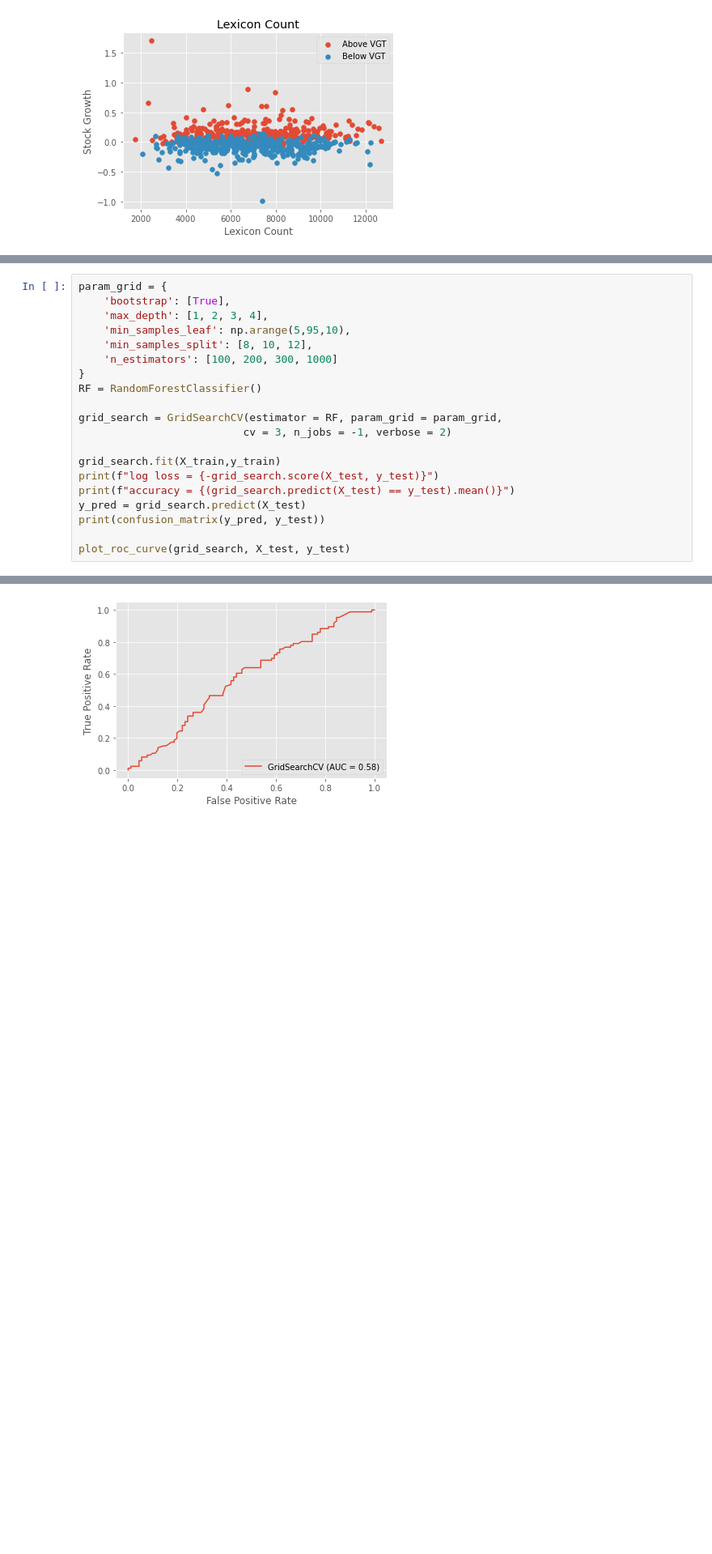
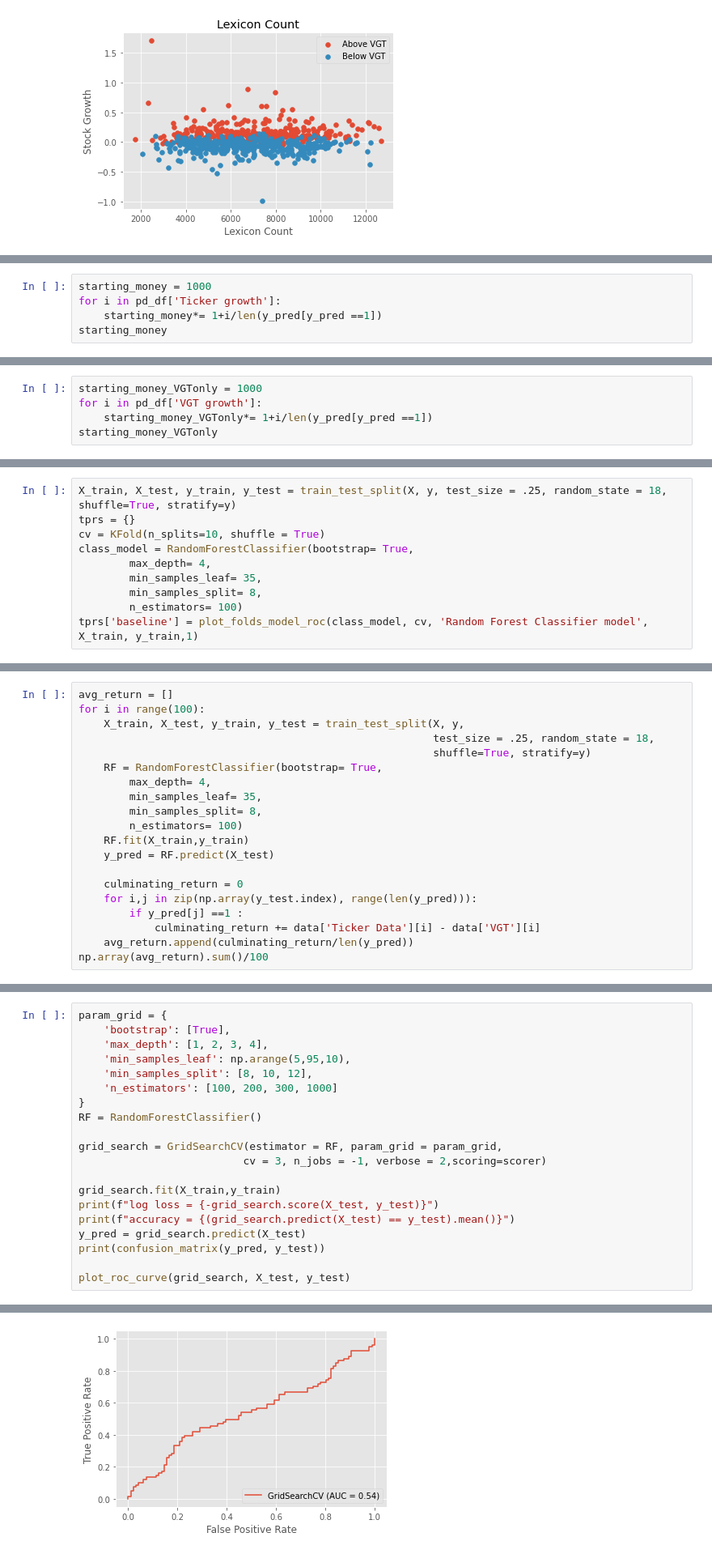
Before and after one commit to daniellkennett/Earnings_Call_NLP_Analysis, a Jupyter notebook: src/EDA.ipynb, the cells around one changed output, grey strips where cells are left out. Shown at 81% size. Cells and saved outputs as stored; diff of their text form; blank space fills up the shorter version.

```diff
--- a/src/EDA.ipynb
+++ b/src/EDA.ipynb
@@ -207,0 +269,5 @@ accuracy = 0.4858757062146893
+# %%
+starting_money = 1000
+for i in pd_df['Ticker growth']:
+    starting_money*= 1+i/len(y_pred[y_pred ==1])
+starting_money
@@ -207,0 +276,5 @@ accuracy = 0.4858757062146893
+# %%
+starting_money_VGTonly = 1000
+for i in pd_df['VGT growth']:
+    starting_money_VGTonly*= 1+i/len(y_pred[y_pred ==1])
+starting_money_VGTonly
@@ -212,0 +296,10 @@ plot_roc_curve(clf, X_test, y_test)
+# %%
+X_train, X_test, y_train, y_test = train_test_split(X, y, test_size = .25, random_state = 18, shuffle=True, stratify=y)
+tprs = {}
+cv = KFold(n_splits=10, shuffle = True)
+class_model = RandomForestClassifier(bootstrap= True,
+        max_depth= 4,
+        min_samples_leaf= 35,
+        min_samples_split= 8,
+        n_estimators= 100)
+tprs['baseline'] = plot_folds_model_roc(class_model, cv, 'Random Forest Classifier model', X_train, y_train,1)
@@ -212,0 +308,20 @@ plot_roc_curve(clf, X_test, y_test)
+# %%
+avg_return = []
+for i in range(100):
+    X_train, X_test, y_train, y_test = train_test_split(X, y,
+                                                        test_size = .25, random_state = 18,
+                                                        shuffle=True, stratify=y)
+    RF = RandomForestClassifier(bootstrap= True,
+        max_depth= 4,
+        min_samples_leaf= 35,
+        min_samples_split= 8,
+        n_estimators= 100)
+    RF.fit(X_train,y_train)
+    y_pred = RF.predict(X_test)
+
+    culminating_return = 0
+    for i,j in zip(np.array(y_test.index), range(len(y_pred))):
+        if y_pred[j] ==1 :
+            culminating_return += data['Ticker Data'][i] - data['VGT'][i]
+    avg_return.append(culminating_return/len(y_pred))
+np.array(avg_return).sum()/100
@@ -225,7 +350,7 @@ param_grid = {
 RF = RandomForestClassifier()
 
 grid_search = GridSearchCV(estimator = RF, param_grid = param_grid,
-                          cv = 3, n_jobs = -1, verbose = 2)
+                          cv = 3, n_jobs = -1, verbose = 2,scoring=scorer)
 
 grid_search.fit(X_train,y_train)
 print(f"log loss = {-grid_search.score(X_test, y_test)}")
@@ -250,5 +375,5 @@ accuracy = 0.5084745762711864
 <sklearn.metrics._plot.roc_curve.RocCurveDisplay at 0x...>
-[figure, old version]
+[figure, new version]
 # %%
 grid_search.best_params_
 # %% [output]
```
Also changed, not shown: parts of 68 cells of this notebook, 23 other files.
